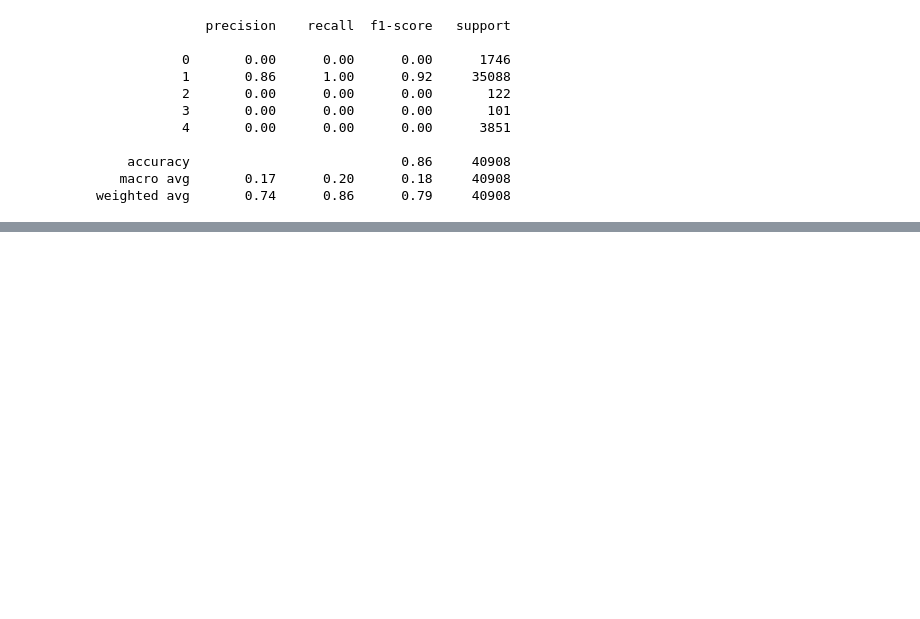
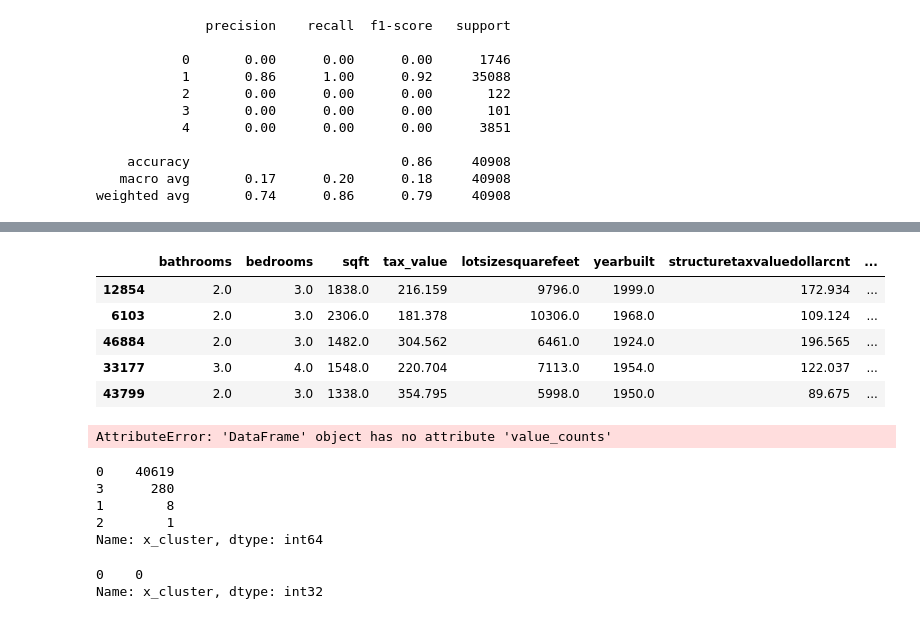
Before and after one commit to Zillow-SJ/Cluster_Zillow, a Jupyter notebook: baseline.ipynb, the cells around one changed output, grey strips where cells are left out. Drawn from its saved outputs; the diff is of its cells as text; code cells hidden in the pictures; blank space fills up the shorter version.

```diff
--- a/baseline.ipynb
+++ b/baseline.ipynb
@@ -54,3 +54,4 @@ df.head().T
 # %%
 train, test = train_test_split(df, train_size = .75, random_state = 123)
 train['tax_per_sqft'] = train.tax_value/train.sqft
+test['tax_per_sqft'] = test.tax_value/test.sqft
@@ -237,0 +279,11 @@ Name: 0, dtype: int64
+# %%
+train = x_cluster(train[['tax_per_sqft','structuretaxvaluedollarcnt','lotsizesquarefeet']],train)
+# %%
+train.head()
+# %% [output]
+|  | bathrooms | bedrooms | sqft | tax_value | lotsizesquarefeet | yearbuilt | structuretaxvaluedollarcnt | ... |
+| 12854 | 2.0 | 3.0 | 1838.0 | 216.159 | 9796.0 | 1999.0 | 172.934 | ... |
+| 6103 | 2.0 | 3.0 | 2306.0 | 181.378 | 10306.0 | 1968.0 | 109.124 | ... |
+| 46884 | 2.0 | 3.0 | 1482.0 | 304.562 | 6461.0 | 1924.0 | 196.565 | ... |
+| 33177 | 3.0 | 4.0 | 1548.0 | 220.704 | 7113.0 | 1954.0 | 122.037 | ... |
+| 43799 | 2.0 | 3.0 | 1338.0 | 354.795 | 5998.0 | 1950.0 | 89.675 | ... |
@@ -237,0 +292,17 @@ Name: 0, dtype: int64
+# %%
+X_train.value_counts()
+# %% [output]
+AttributeError: 'DataFrame' object has no attribute 'value_counts'
+# %%
+X_train.x_cluster.value_counts()
+# %% [output]
+0    40619
+3      280
+1        8
+2        1
+Name: x_cluster, dtype: int64
+# %%
+X_train = X_train.x_cluster
+# %% [output]
+0    0
+Name: x_cluster, dtype: int32
```
Also changed, not shown: parts of 14 cells of this notebook, 2 other files.
